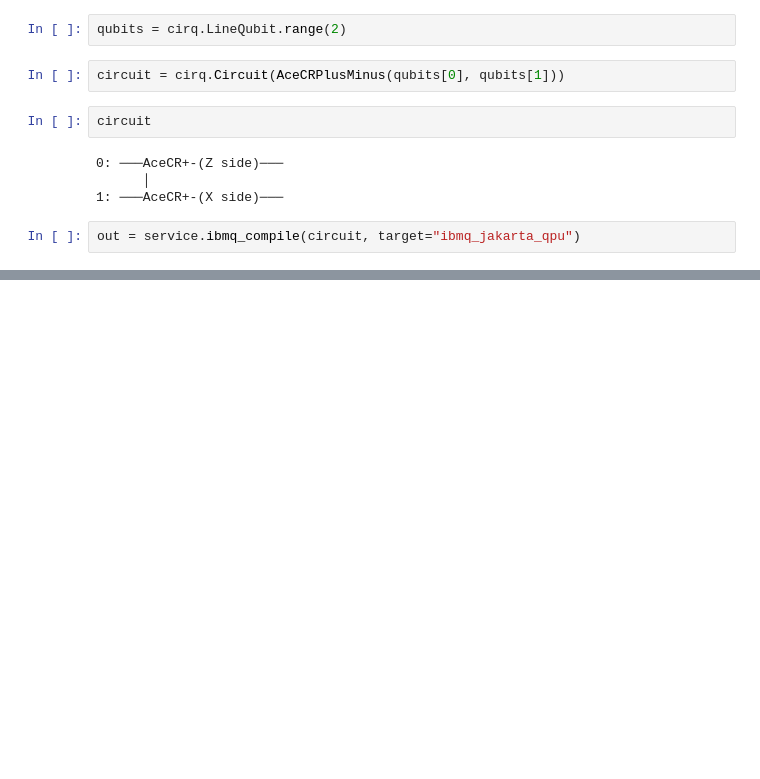
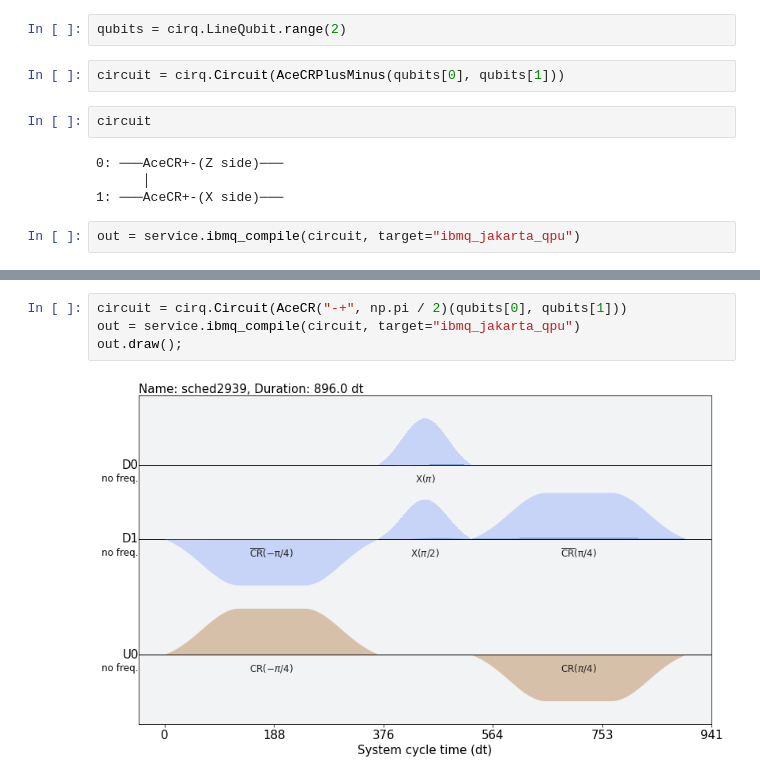
Before and after one commit to Infleqtion/client-superstaq, a Jupyter notebook: examples/ibmq_compile.ipynb, the cells around one changed output, grey strips where cells are left out. Cells and saved outputs as stored; diff of their text form; blank space fills up the shorter version.

```diff
--- a/examples/ibmq_compile.ipynb
+++ b/examples/ibmq_compile.ipynb
@@ -22,0 +23,6 @@ out.draw()
+# %%
+circuit = cirq.Circuit(AceCR("-+", np.pi / 2)(qubits[0], qubits[1]))
+out = service.ibmq_compile(circuit, target="ibmq_jakarta_qpu")
+out.draw();
+# %% [output]
+[figure, added]
```
Also changed, not shown: parts of 2 cells of this notebook, 4 other files.
